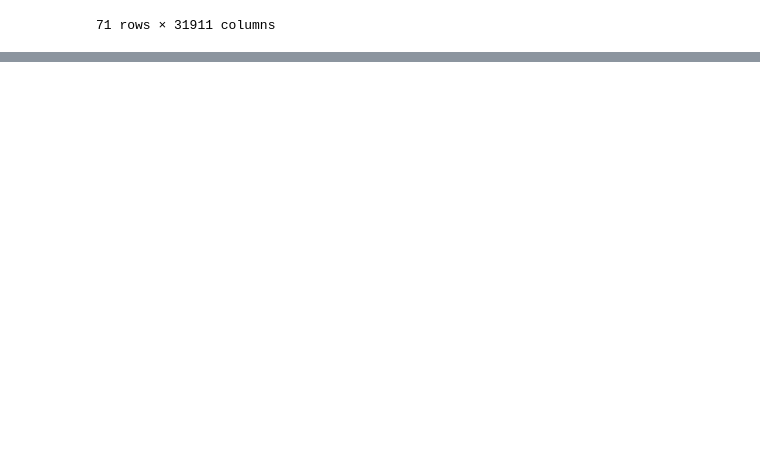
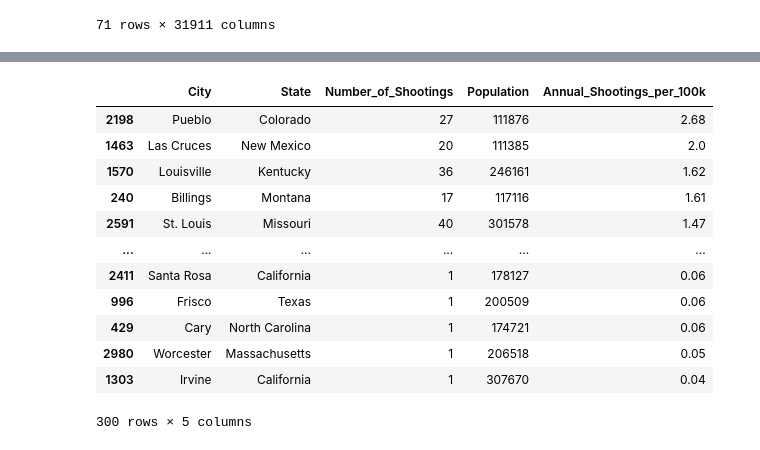
Before and after one commit to matt-harvey-data/US_Police_Shootings_2015-2024, a Jupyter notebook: US_Police_Shootings_2015-2024.ipynb, the cells around one changed output, grey strips where cells are left out. Saved outputs shown, nothing was run; the diff lists cells and outputs as text; code cells hidden in the pictures; blank space fills up the shorter version.

Commit message:
Created a subset grouped by city and state to coerce a shootings per 100k annualized datapoint

```diff
--- a/US_Police_Shootings_2015-2024.ipynb
+++ b/US_Police_Shootings_2015-2024.ipynb
@@ -723,0 +731,6 @@ pop_data.rename(columns={'Total:':'Population'})
+# %%
+pop_grouped.columns = ['City', 'State', 'Population', 'Number_of_Shootings']
+# %%
+pop_grouped = pop_grouped.reindex(columns=['City', 'State', 'Number_of_Shootings', 'Population'])
+# %%
+pop_grouped['Population'] = pop_grouped['Population'].str.replace(',', '').astype('Int64')
@@ -723,0 +741,2 @@ pop_data.rename(columns={'Total:':'Population'})
+# %%
+pop_grouped['Annual_Shootings_per_100k'] = (pop_grouped['Number_of_Shootings'] / (pop_grouped['Population'] / 100000) / 9).round(2)
@@ -723,0 +763,18 @@ pop_data.rename(columns={'Total:':'Population'})
+# %%
+pop_sample = pop_grouped[pop_grouped['Population'] > 99999]
+
+pop_sample.sort_values('Annual_Shootings_per_100k', ascending=False)
+# %% [output]
+|  | City | State | Number_of_Shootings | Population | Annual_Shootings_per_100k |
+| 2198 | Pueblo | Colorado | 27 | 111876 | 2.68 |
+| 1463 | Las Cruces | New Mexico | 20 | 111385 | 2.0 |
+| 1570 | Louisville | Kentucky | 36 | 246161 | 1.62 |
+| 240 | Billings | Montana | 17 | 117116 | 1.61 |
+| 2591 | St. Louis | Missouri | 40 | 301578 | 1.47 |
+| ... | ... | ... | ... | ... | ... |
+| 2411 | Santa Rosa | California | 1 | 178127 | 0.06 |
+| 996 | Frisco | Texas | 1 | 200509 | 0.06 |
+| 429 | Cary | North Carolina | 1 | 174721 | 0.06 |
+| 2980 | Worcester | Massachusetts | 1 | 206518 | 0.05 |
+| 1303 | Irvine | California | 1 | 307670 | 0.04 |
+300 rows × 5 columns
```
Also changed, not shown: parts of 39 cells of this notebook, 1 other file.
